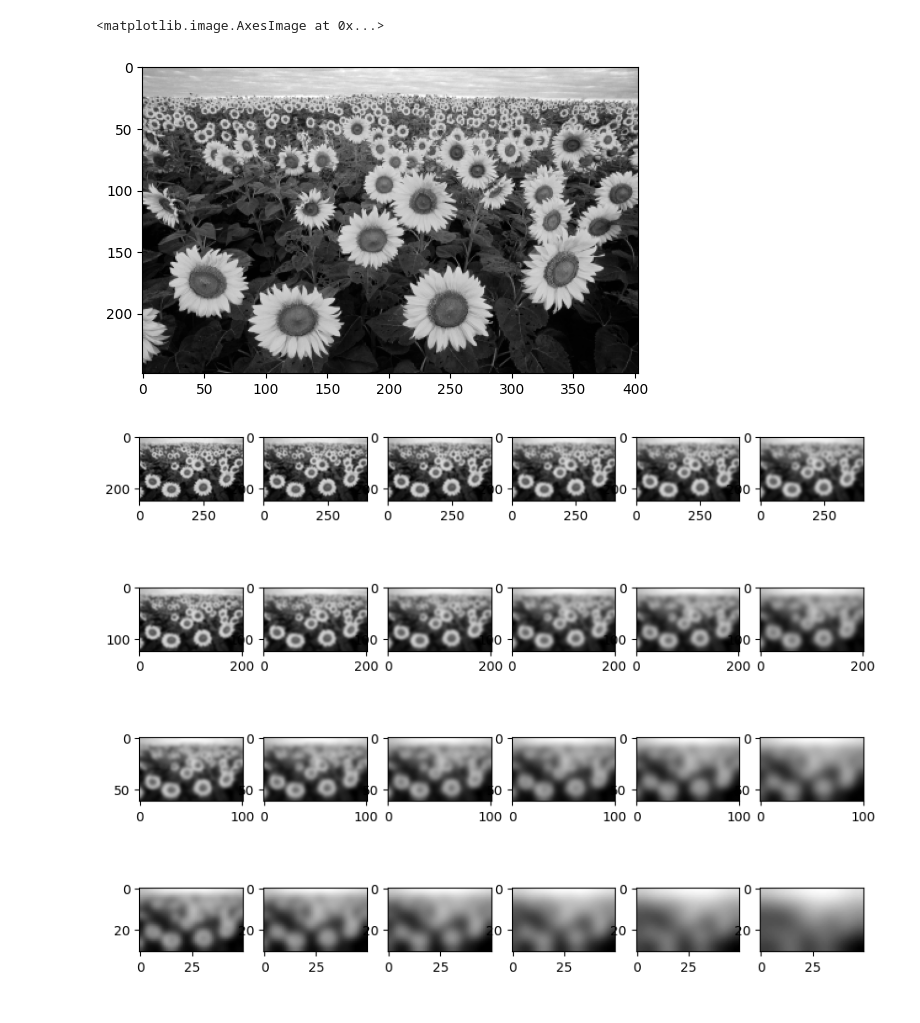
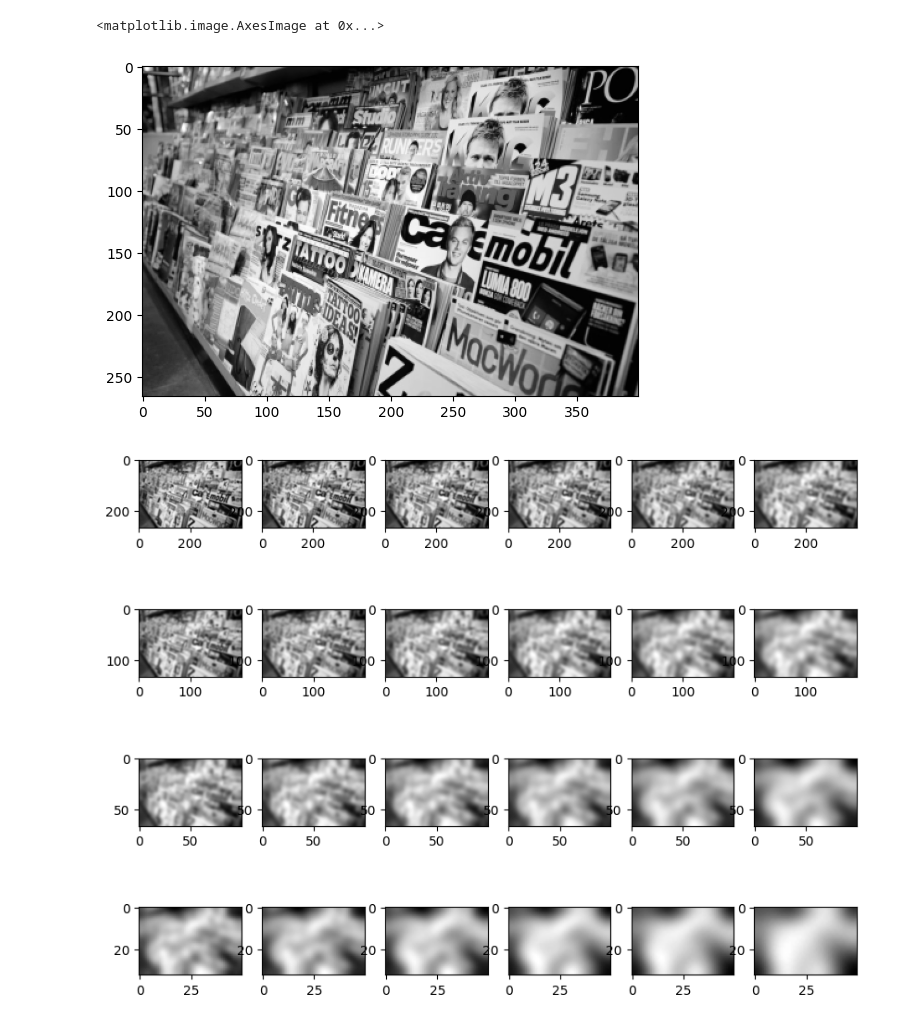
Before and after one commit to Meesdeboer/SIFT-from-scratch, a Jupyter notebook: 1. Keypoint detection.ipynb, the cells around one changed output. Cells and saved outputs as stored; diff of their text form; code cells hidden in the pictures.

```diff
--- a/1. Keypoint detection.ipynb
+++ b/1. Keypoint detection.ipynb
@@ -3,18 +3,22 @@ import cv2
 import matplotlib.pyplot as plt
 import numpy as np
 # %%
-img = cv2.imread("images/sunflowers.jpg", flags=cv2.IMREAD_GRAYSCALE)
+img = cv2.imread("images/magazines.jpg", flags=cv2.IMREAD_GRAYSCALE)
 
 # Downsize image by factor of 8
 height, width = img.shape
-new_height, new_width = height // 8, width // 8
+max_dim = max(height, width)
+max_allowed_dim = 400
+scale_factor = max_allowed_dim / max_dim
+new_height, new_width = int(height * scale_factor), int(width * scale_factor)
 img = cv2.resize(img, (new_width, new_height), interpolation=cv2.INTER_AREA)
+og_img = img.copy()
 
 img = cv2.normalize(img, None, 0, 255, cv2.NORM_MINMAX) # Normalize the image to 0-255
 plt.imshow(img,cmap='gray')
 # %% [output]
 <matplotlib.image.AxesImage at 0x...>
-[figure, old version]
+[figure, new version]
 # %%
 # DEFINE PARAMETERS (Copied from Lowe's paper)
 num_octaves = 4
@@ -55,7 +59,7 @@ for octave_idx, octave_images in enumerate(gaussian_pyramid):
         ax = axes[octave_idx, img_idx]
         ax.imshow(img, cmap='gray')
 # %% [output]
-[figure, old version]
+[figure, new version]
 # %%
 # Compute DoG pyramid
 dog_pyramid = [[] for _ in range(num_octaves)]
```
Also changed, not shown: parts of 7 cells of this notebook, 2 other files.
